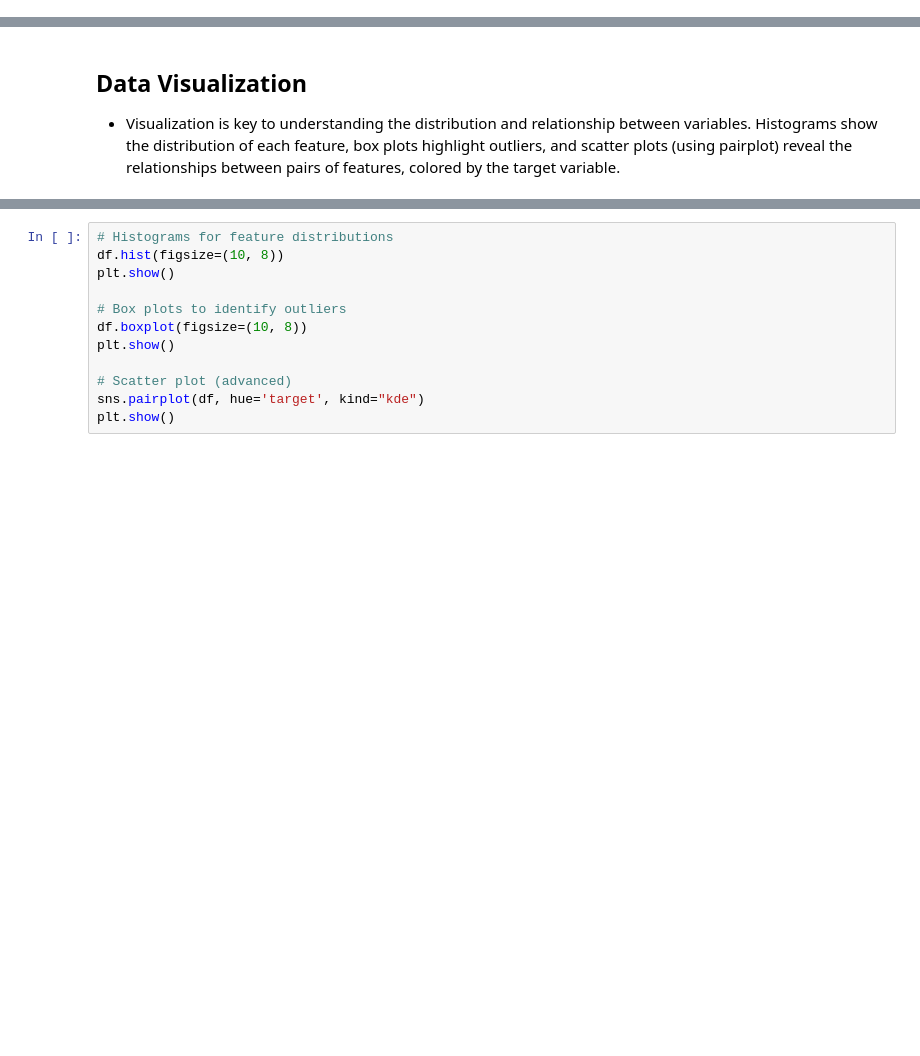
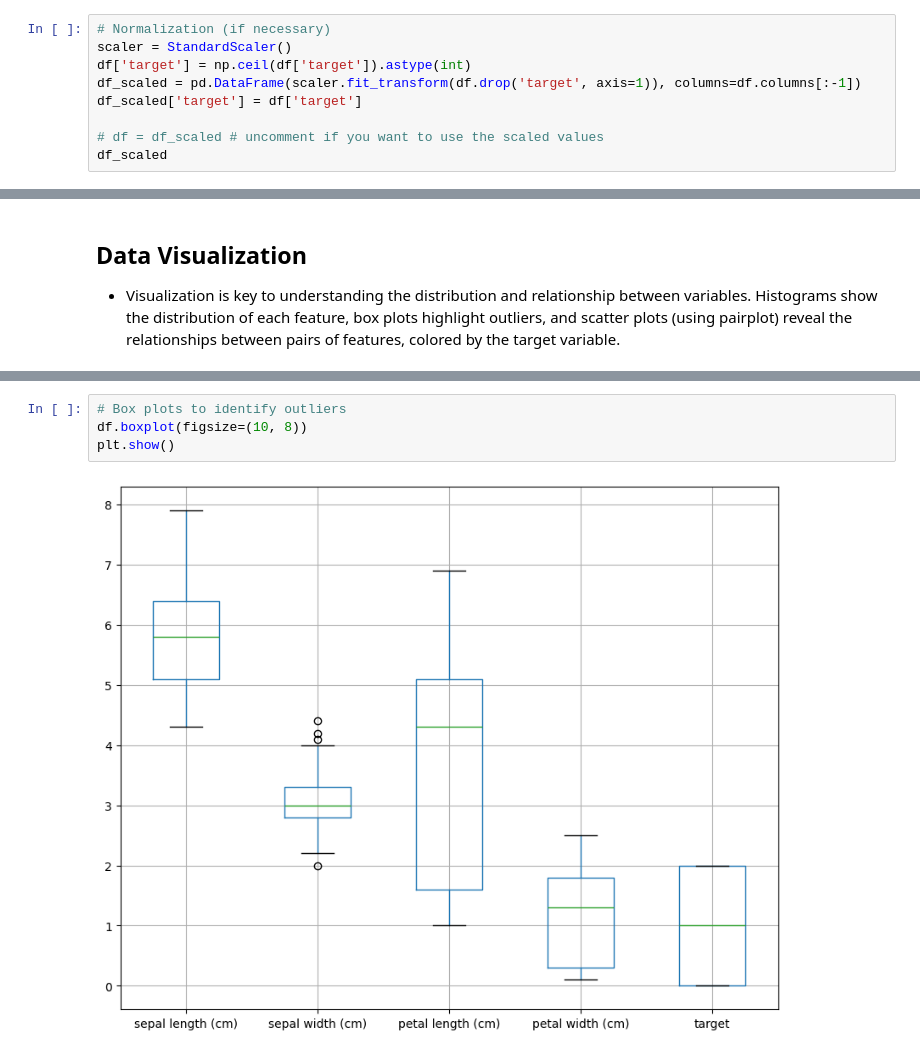
Before and after one commit to AI-in-Complex-Systems-Lab/CINF135, a Jupyter notebook: Lab3.ipynb, the cells around one changed output, grey strips where cells are left out. Saved outputs shown, nothing was run; the diff lists cells and outputs as text; blank space fills up the shorter version.

```diff
--- a/Lab3.ipynb
+++ b/Lab3.ipynb
@@ -43,0 +88,9 @@ df_scaled
+# %%
+# Normalization (if necessary)
+scaler = StandardScaler()
+df['target'] = np.ceil(df['target']).astype(int)
+df_scaled = pd.DataFrame(scaler.fit_transform(df.drop('target', axis=1)), columns=df.columns[:-1])
+df_scaled['target'] = df['target']
+
+# df = df_scaled # uncomment if you want to use the scaled values
+df_scaled
@@ -57,12 +163,6 @@ print("Standard Deviation:\n", df.std())
 # %%
-# Histograms for feature distributions
-df.hist(figsize=(10, 8))
-plt.show()
-
 # Box plots to identify outliers
 df.boxplot(figsize=(10, 8))
 plt.show()
-
-# Scatter plot (advanced)
-sns.pairplot(df, hue='target', kind="kde")
-plt.show()
+# %% [output]
+[figure, added]
```
Also changed, not shown: parts of 15 cells of this notebook.
